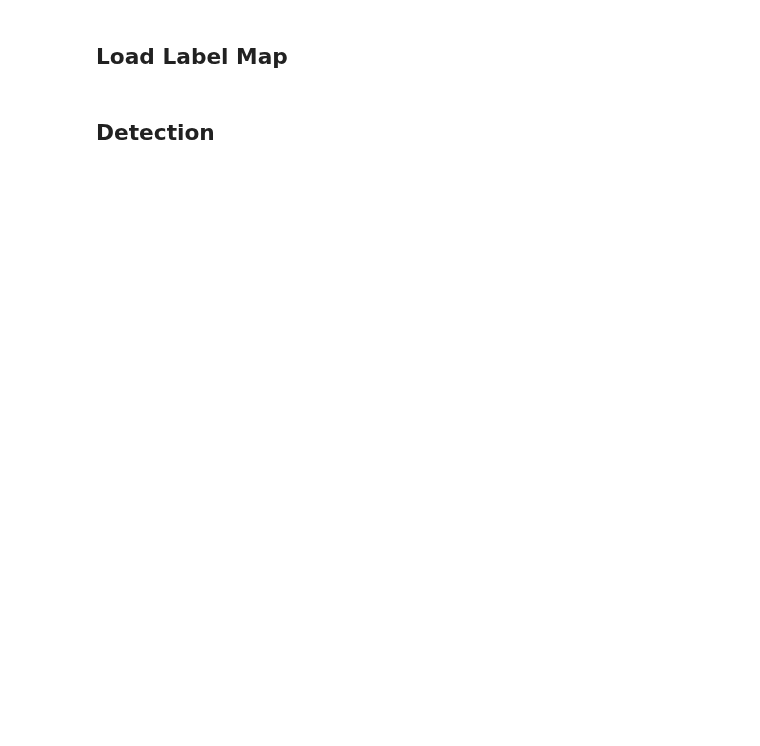
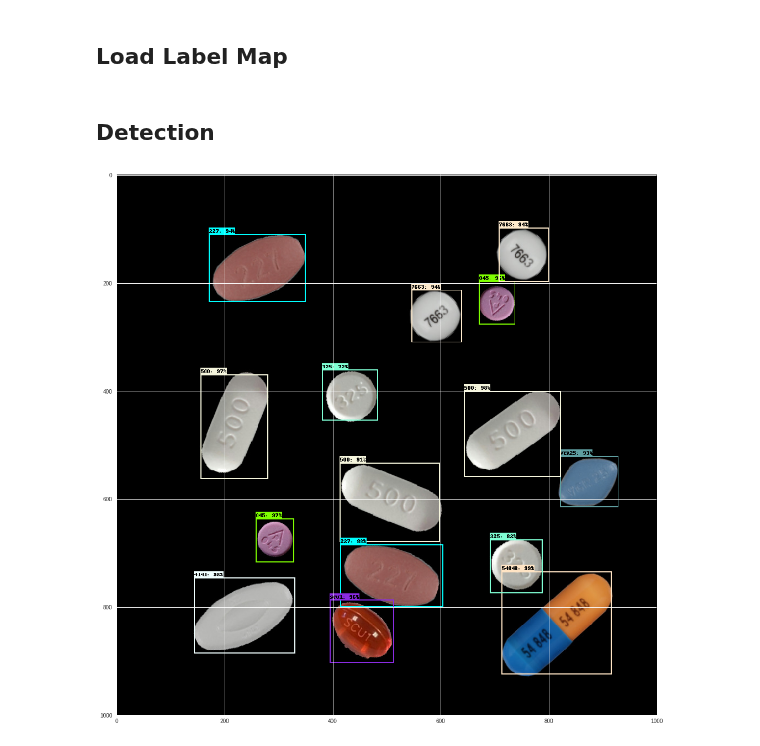
Before and after one commit to codingpotato/pill-detection, a Jupyter notebook: pill_detection.ipynb, the cells around one changed output. Cells and saved outputs as stored; diff of their text form; code cells hidden in the pictures; blank space fills up the shorter version.

Commit message:
Test image OK

```diff
--- a/pill_detection.ipynb
+++ b/pill_detection.ipynb
@@ -420,3 +462,4 @@ The backend was *originally* set to 'module://ipykernel.pylab.backend_inline' by
 # %%
-PATH_TO_FROZEN_GRAPH = MODEL_NAME + '/frozen_inference_graph.pb'
-PATH_TO_LABELS = os.path.join('data', 'mscoco_label_map.pbtxt')
+PATH_TO_FROZEN_GRAPH = os.path.join('/content/exported_graphs',
+                                    'frozen_inference_graph.pb')
+PATH_TO_LABELS = os.path.join(os.environ['TRAIN_DIR'], 'label_map.pbtxt')
@@ -431,6 +476,7 @@ with detection_graph.as_default():
 # %% [markdown]
 ## Load Label Map
 # %%
-category_index = label_map_util.create_category_index_from_labelmap(PATH_TO_LABELS, use_display_name=True)
+category_index = label_map_util.create_category_index_from_labelmap(
+    PATH_TO_LABELS, use_display_name=True)
 # %% [markdown]
 ## Detection
@@ -447,3 +483,13 @@ IMAGE_SIZE = (12, 8)
+# %%
+def load_image_into_numpy_array(image):
+  (im_width, im_height) = image.size
+  return np.array(image.getdata()).reshape(
+      (im_height, im_width, 3)).astype(np.uint8)
+# %%
+PATH_TO_TEST_IMAGES_DIR = os.path.join(os.environ['PILL_DETECTION_DIR'],
+                                                  'test_images')
+TEST_IMAGE_PATHS = [ os.path.join(PATH_TO_TEST_IMAGES_DIR,
+                                  'image{}.jpg'.format(i)) for i in range(1, 2)]
 # %%
 def run_inference_for_single_image(image, graph):
   with graph.as_default():
@@ -493,22 +539,24 @@ def run_inference_for_single_image(image, graph):
 # %%
 for image_path in TEST_IMAGE_PATHS:
   image = Image.open(image_path)
   # the array based representation of the image will be used later in order to prepare the
   # result image with boxes and labels on it.
   image_np = load_image_into_numpy_array(image)
   # Expand dimensions since the model expects images to have shape: [1, None, None, 3]
   image_np_expanded = np.expand_dims(image_np, axis=0)
   # Actual detection.
   output_dict = run_inference_for_single_image(image_np, detection_graph)
   # Visualization of the results of a detection.
   vis_util.visualize_boxes_and_labels_on_image_array(
       image_np,
       output_dict['detection_boxes'],
       output_dict['detection_classes'],
       output_dict['detection_scores'],
       category_index,
       instance_masks=output_dict.get('detection_masks'),
       use_normalized_coordinates=True,
-      line_thickness=8)
-  plt.figure(figsize=IMAGE_SIZE)
+      line_thickness=2)
+  plt.figure(figsize=(18, 18))
   plt.imshow(image_np)
+# %% [output]
+[figure, added]
```
Also changed, not shown: parts of 10 cells of this notebook.
